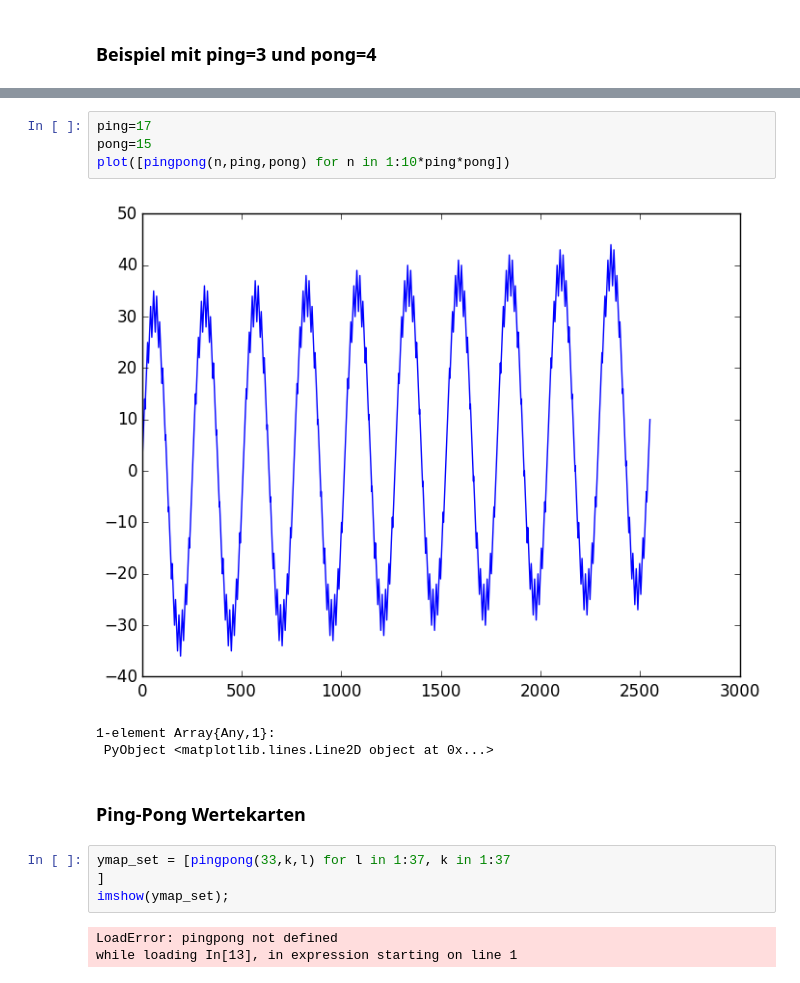
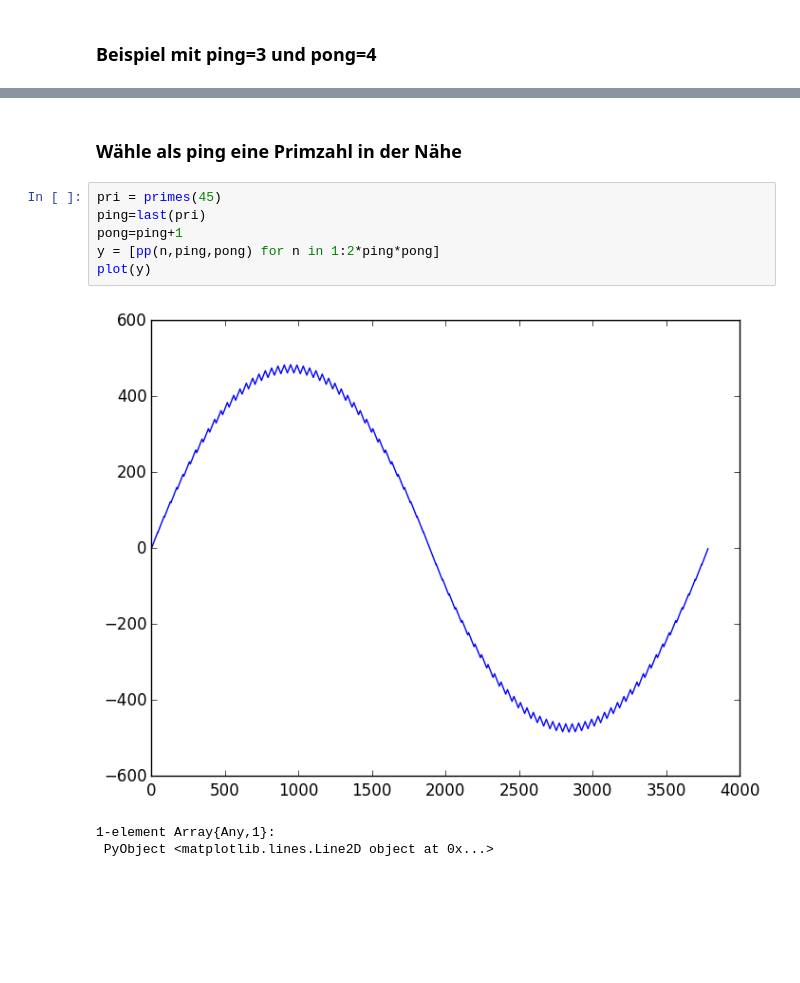
Before and after one commit to mgje/Python-Mathematik-Beispiele, a Jupyter notebook: notebook/Sin_Approximation.ipynb, the cells around one changed output, grey strips where cells are left out. Cells and saved outputs as stored; diff of their text form; blank space fills up the shorter version.

```diff
--- a/notebook/Sin_Approximation.ipynb
+++ b/notebook/Sin_Approximation.ipynb
@@ -113,17 +78,12 @@ plot(ymap)
+# %% [markdown]
+### Wähle als ping eine Primzahl in der Nähe
 # %%
-ping=17
-pong=15
-plot([pingpong(n,ping,pong) for n in 1:10*ping*pong])
+pri = primes(45)
+ping=last(pri)
+pong=ping+1
+y = [pp(n,ping,pong) for n in 1:2*ping*pong]
+plot(y)
 # %% [output]
-[figure, old version]
+[figure, new version]
 1-element Array{Any,1}:
  PyObject <matplotlib.lines.Line2D object at 0x...>
-# %% [markdown]
-### Ping-Pong Wertekarten
-# %%
-ymap_set = [pingpong(33,k,l) for l in 1:37, k in 1:37
-]
-imshow(ymap_set);
-# %% [output]
-LoadError: pingpong not defined
-while loading In[13], in expression starting on line 1
```
Also changed, not shown: parts of 23 cells of this notebook.
